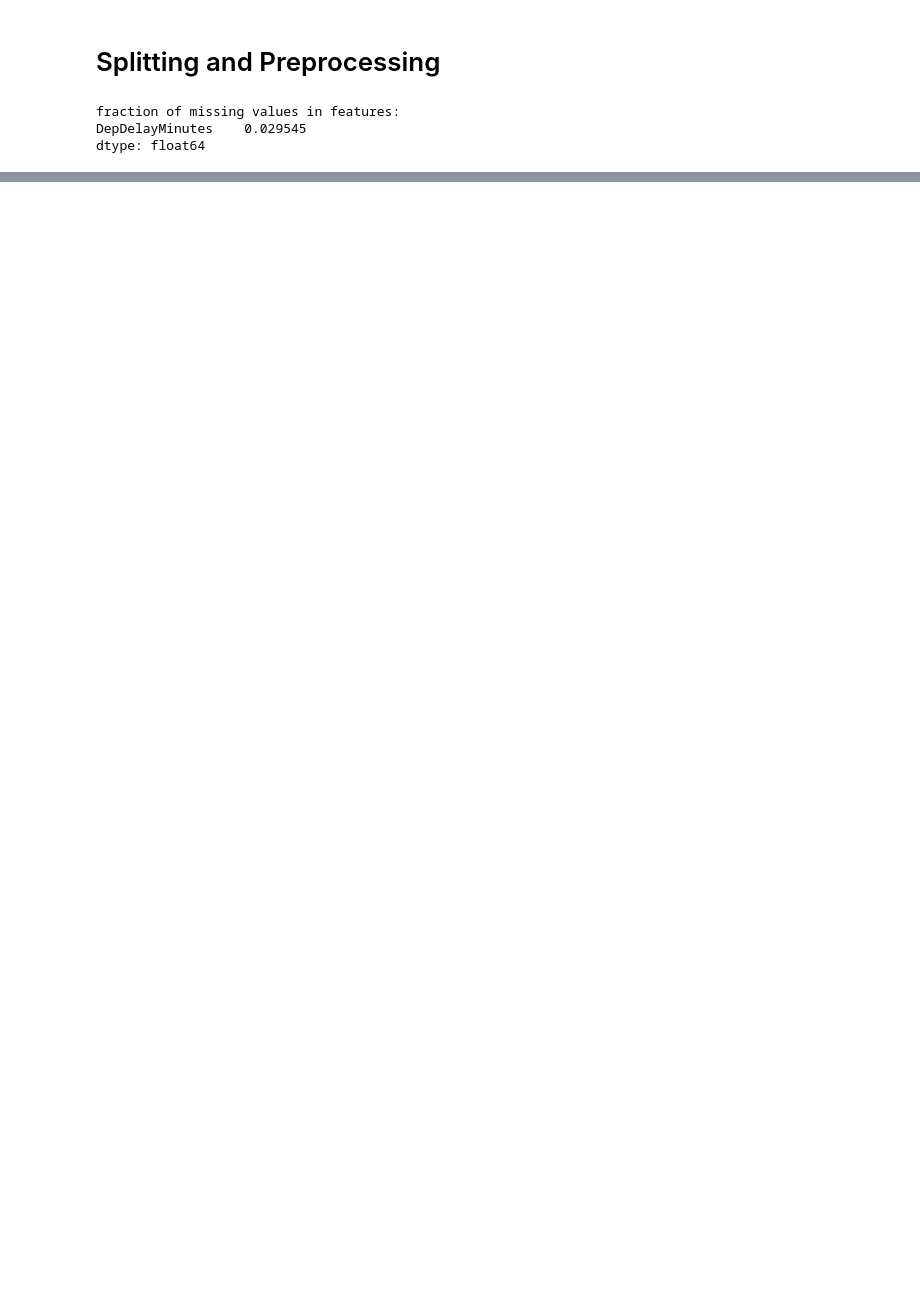
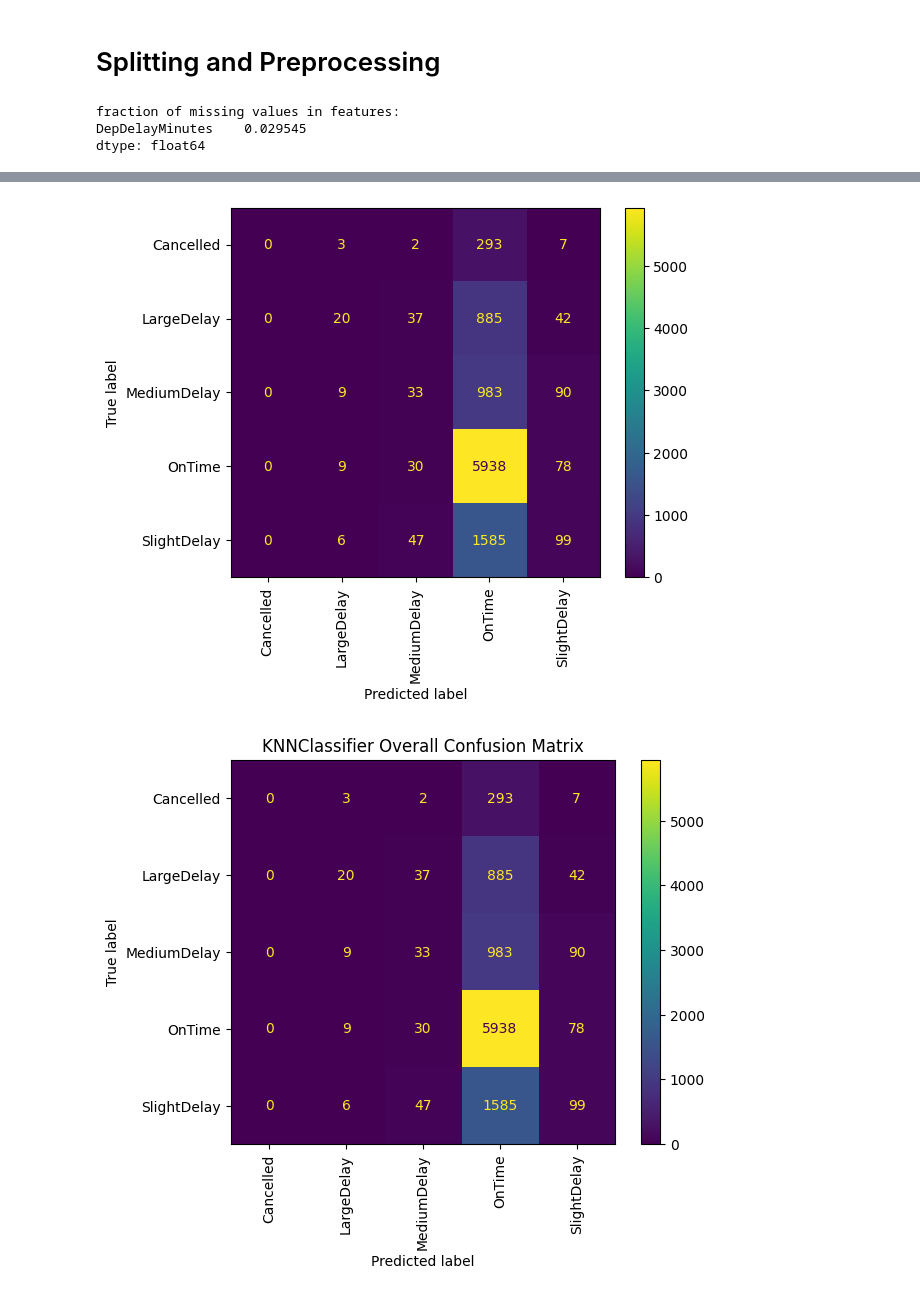
Before and after one commit to ameyerow/DATA1030-final, a Jupyter notebook: src/Final.ipynb, the cells around one changed output, grey strips where cells are left out. Cells and saved outputs as stored; diff of their text form; code cells hidden in the pictures; blank space fills up the shorter version.

```diff
--- a/src/Final.ipynb
+++ b/src/Final.ipynb
@@ -419,0 +374,32 @@ plt.show()
+# %%
+from sklearn.neighbors import KNeighborsClassifier
+
+def KNN_fit_function(X_train_prep, y_train, eval_set, params):
+    model = KNeighborsClassifier()
+    model.set_params(**params)
+    model.fit(X_train_prep, y_train)
+    return model
+
+KNN_param_grid = {
+    "n_neighbors": [10, 30, 100, 1000]
+}
+
+KNN_models = []
+KNN_test_scores = []
+KNN_X_test_preps = []
+KNN_y_tests = []
+KNN_feature_names_list = []
+
+num_random_states = 3
+for i in range(num_random_states):
+    random_state = i*42
+    KNN_model, KNN_test_score, KNN_X_test_prep, KNN_y_test, KNN_feature_names = ML_pipeline(X, y, KNN_param_grid, KNN_fit_function, random_state)
+
+    KNN_models.append(KNN_model)
+    KNN_test_scores.append(KNN_test_score)
+    KNN_X_test_preps.append(KNN_X_test_prep)
+    KNN_y_tests.append(KNN_y_test)
+    KNN_feature_names_list.append(KNN_feature_names)
+
+print(f'Mean of test scores: {np.mean(KNN_test_scores)}')
+print(f'STD of test scores: {np.std(KNN_test_scores)}')
@@ -419,0 +424,7 @@ plt.show()
+# %%
+best_index = np.argmax(KNN_test_scores)
+understand_results('KNNClassifier', KNN_models[best_index], KNN_test_scores[best_index], KNN_X_test_preps[best_index], KNN_y_tests[best_index], KNN_feature_names_list[best_index])
+understand_results('KNNClassifier', KNN_models[best_index], KNN_test_scores[best_index], KNN_X_test_preps[best_index][:10, :], KNN_y_tests[best_index][10:], KNN_feature_names_list[best_index], confusion_matrix=False, shap_importance=True)
+# %% [output]
+[figure, added]
+[figure, added]
```
Also changed, not shown: parts of 27 cells of this notebook, 31 other files.
